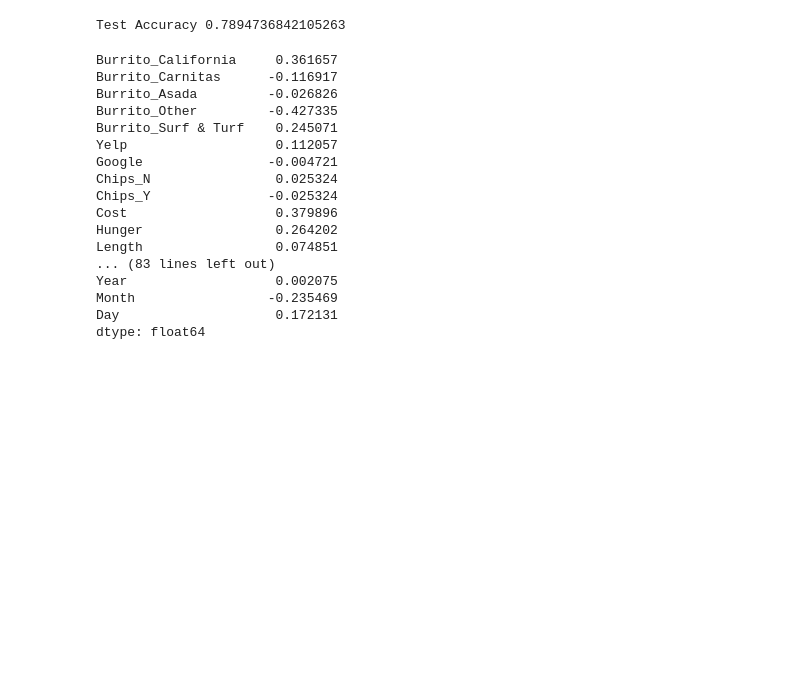
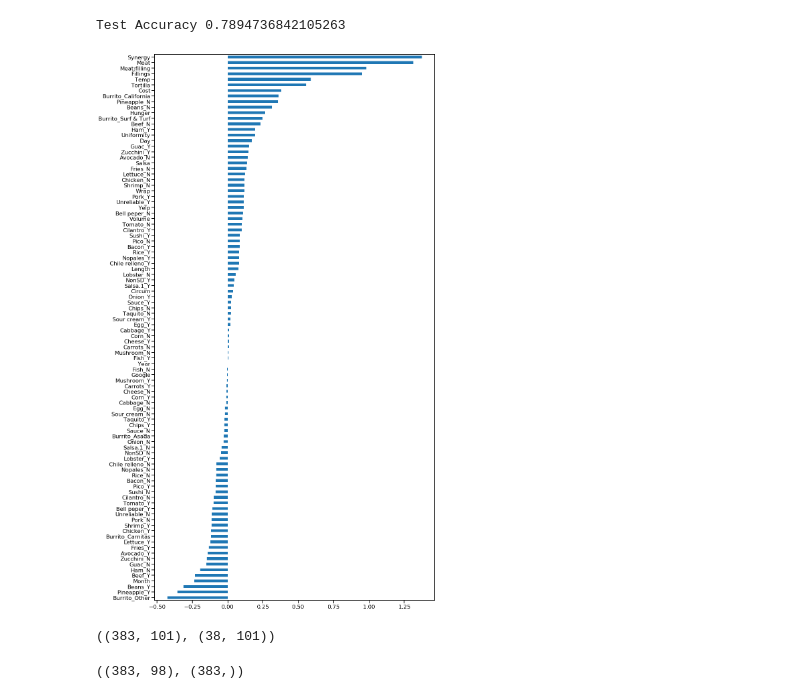
Before and after one commit to ddodds42/DS-Unit-2-Linear-Models, a Jupyter notebook: module4-logistic-regression/DAVID_DODDS_LS_DS_214_assignment.ipynb, the cells around one changed output. Drawn from its saved outputs; the diff is of its cells as text; code cells hidden in the pictures; blank space fills up the shorter version.

Commit message:
Reran CV with explore set and visualized coefficients

```diff
--- a/module4-logistic-regression/DAVID_DODDS_LS_DS_214_assignment.ipynb
+++ b/module4-logistic-regression/DAVID_DODDS_LS_DS_214_assignment.ipynb
@@ -351,22 +357,17 @@ Test Accuracy 0.7894736842105263
 # %%
 %matplotlib inline
 coefficients = pd.Series(model.coef_[0], X_train_imp_sca.columns)
-coefficients
+coefficients.sort_values().plot.barh(figsize=(15,30));
 # %% [output]
-Burrito_California     0.361657
-Burrito_Carnitas      -0.116917
-Burrito_Asada         -0.026826
-Burrito_Other         -0.427335
-Burrito_Surf & Turf    0.245071
-Yelp                   0.112057
-Google                -0.004721
-Chips_N                0.025324
-Chips_Y               -0.025324
-Cost                   0.379896
-Hunger                 0.264202
-Length                 0.074851
-... (83 lines left out)
-Year                   0.002075
-Month                 -0.235469
-Day                    0.172131
-dtype: float64
+[figure, added]
+# %%
+traincv = df1_encoded[df1_encoded.Year <= 2017]
+traincv.shape, test.shape
+# %% [output]
+((383, 101), (38, 101))
+# %%
+X_traincv = traincv.drop(columns=['Great','Mass (g)','Density (g/mL)'])
+y_traincv = traincv[target]
+X_traincv.shape, y_traincv.shape
+# %% [output]
+((383, 98), (383,))
```
Also changed, not shown: parts of 18 cells of this notebook, 2 other files.
